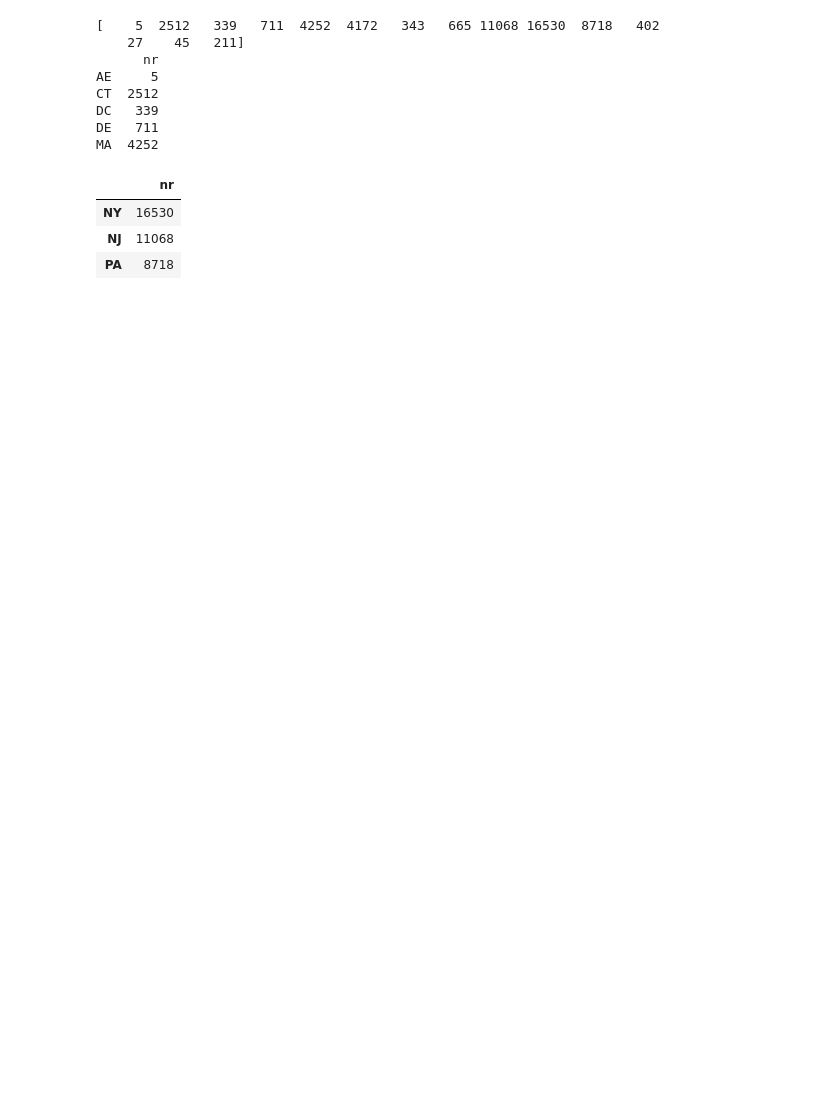
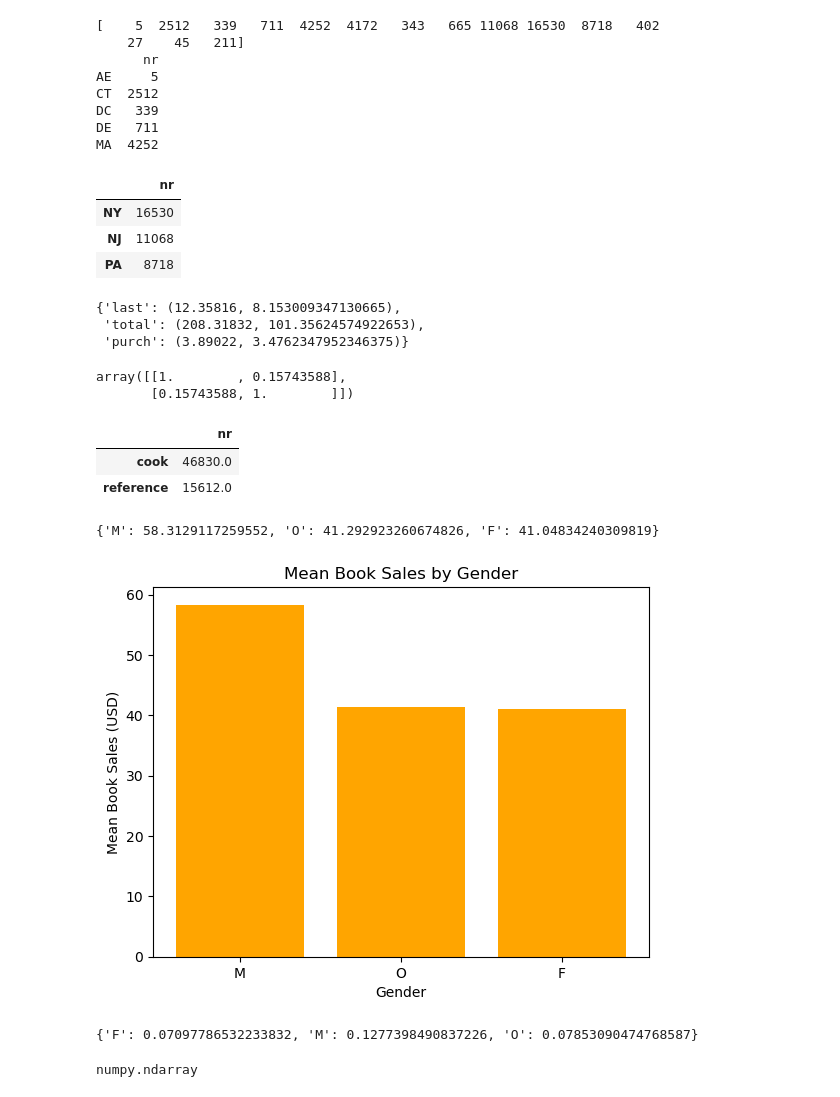
Before and after one commit to rsm-wcovey/testdir, a Jupyter notebook: mini_case_3.ipynb, the cells around one changed output. Cells and saved outputs as stored; diff of their text form; code cells hidden in the pictures; blank space fills up the shorter version.

```diff
--- a/mini_case_3.ipynb
+++ b/mini_case_3.ipynb
@@ -137,10 +142,17 @@ MA  4252
 # contains `last`, `total`, and `purch` as its columns.
 
 # use numpy's mean and std functions or methods
-A =
-means =
-stds =
-bbb_ms =
+A = np.array([bbb_dct["last"], bbb_dct["total"], bbb_dct["purch"]]).transpose()
+
+#print(A[:10,0])
+#print(bbb_dct["last"][:10])
+means = np.mean(A, axis=0)
+stds = np.std(A, axis=0)
+#print(means, stds)
+cols = ["last", "total", "purch"]
+bbb_ms = {cols[i]: (means[i], stds[i]) for i in range(3)}
+
+
 
 type(bbb_ms)  # should return dict
 len(bbb_ms)   # should return 3
@@ -148,6 +160,10 @@ type(bbb_ms["last"])  # should return tuple
 len(bbb_ms["last"])  # should return 2
 
 bbb_ms
+# %% [output]
+{'last': (12.35816, 8.153009347130665),
+ 'total': (208.31832, 101.35624574922653),
+ 'purch': (3.89022, 3.4762347952346375)}
 # %%
 # Question 3.06: What is the (pearson) correlation between customers' total
 # spending on books (i.e., the `book` variable) and total spending on non-book
@@ -156,11 +172,14 @@ bbb_ms
 # `numpy.ndarray`.
 
 # use numpy to calculate the correlation matrix for 'book' and 'nonbook'
-bbb_corr =
+bbb_corr = np.corrcoef(bbb_dct["book"], bbb_dct["nonbook"], )
 
 type(bbb_corr)  # should be of type numpy.ndarray
 bbb_corr.shape  # should return (2, 2)
 bbb_corr
+# %% [output]
+array([[1.        , 0.15743588],
+       [0.15743588, 1.        ]])
 # %%
 # Question 3.07: BBB sells books in 7 main categories. In which category does
 # BBB sell the most (least) books? Create a numpy array `bbb_books` with the
@@ -174,43 +193,58 @@ bbb_corr
 categories = ["child", "youth", "cook", "do_it", "reference", "art", "geog"]
 
 # use numpy to create a one-dimensional array with 7 integer values
-bbb_books =
+bbb_books = np.array([np.sum(bbb_dct[i]) for i in categories])
 
 # convert bbb_books to a pandas dataframe
-bbb_books =
+bbb_books = pd.DataFrame(bbb_books, index = categories, columns=["nr"])
 
 # use pandas for sorting and indexing
-bbb_minmax =
+bbb_minmax = bbb_books.sort_values("nr", ascending = False).iloc[[0, -1]]
 
 type(bbb_books)   # should return pandas.DataFrame
 bbb_books.shape   # should return (7, 1)
 
 bbb_minmax
+# %% [output]
+|  | nr |
+| cook | 46830.0 |
+| reference | 15612.0 |
 # %%
 # Question 3.08: What is the mean for the "book" variable (i.e., $ spent on
 # books) for each gender? Create a dictionary (`bbb_mean_books`) that uses the
 # genders as the keys and the average of the `book` variable for a gender as
 # the value. Optional: Use the `seaborn` library to show the means as a
 # barplot.
 
 # define 'mean_gender' function and use numpy for calculations
+def mean_gender(gname):
+    gfilt = bbb_dct["gender"] == gname
+    return np.mean(bbb_dct["book"][gfilt])
 
 
-bbb_mean_books =
+bbb_mean_books = {g: mean_gender(g) for g in np.unique(bbb_dct["gender"])}
+bbb_mean_books = dict(sorted(bbb_mean_books.items(), key=lambda item: item[1], reverse = True))
 
 type(bbb_mean_books)  # should return dict
 len(bbb_mean_books)   # should return 3
 
-bbb_mean_books
+print(bbb_mean_books)
 
 # optional: Plot the means in a barplot
 import seaborn as sns
 import matplotlib.pyplot as plt
+x = bbb_mean_books.keys()
+y = bbb_mean_books.values()
 
-# insert code for plot
-
+plt.bar(x, y, color = "orange")
+plt.xlabel("Gender")
+plt.ylabel("Mean Book Sales (USD)")
+plt.title("Mean Book Sales by Gender")
 # show plot
 plt.show()
+# %% [output]
+{'M': 58.3129117259552, 'O': 41.292923260674826, 'F': 41.04834240309819}
+[figure, added]
 # %%
 # Question 3.09: What proportion of male/female/other customers bought _The Art
 # History of Florence_? Return a dictionary `bbb_ahf_buy` with the required
@@ -219,15 +253,19 @@ plt.show()
 # gender identity of a customer**.
 
 # define 'prop_gender' function and use numpy for calculations
+genders = np.unique(bbb_dct["gender"], return_counts=True)
+gdct = dict(zip(genders[0],genders[1]))
+def prop_gender(gname):
+    return np.sum((bbb_dct["buyer"] == 'yes') & (bbb_dct["gender"] == gname)) / gdct[gname]
 
-
-
-bbb_ahf_buy =
+bbb_ahf_buy = {g: prop_gender(g) for g in gdct.keys()}
 
 type(bbb_ahf_buy)  # should return dict
 len(bbb_ahf_buy)   # should return 3
 
 bbb_ahf_buy
+# %% [output]
+{'F': 0.07097786532233832, 'M': 0.1277398490837226, 'O': 0.07853090474768587}
 # %%
 # Question 3.10: Determine the minimum and maximum number of months between a
 # customers' first and last (i.e., most recent) purchase. Create a new entry in
@@ -238,15 +276,22 @@ bbb_ahf_buy
 # and that the keys for the new dictionary are `min`, `max`, and `mean`.
 
 # adding to the bbb_dct dictionary
-bbb_dct["mdiff"] =
+bbb_dct["mdiff"] = bbb_dct["first"] - bbb_dct["last"]
 
 # option 1: use numpy's min, max, and mean methods
-bbb_mdiff =
+bbb_mdiff = {
+    "min": np.min(bbb_dct["mdiff"]),
+    "max": np.max(bbb_dct["mdiff"]),
+    "mean": np.mean(bbb_dct["mdiff"])
+}
 
 type(bbb_mdiff)  # should return dictionary
 len(bbb_mdiff)  # should return 3
 
 bbb_mdiff
+type(bbb_dct["mdiff"])
+# %% [output]
+numpy.ndarray
 # %%
 # Question 3.11: What proportion of repeat customers (i.e., those with two or
 # more total purchases) bought _The Art History of Florence_? Return a `float`.
```
Also changed, not shown: parts of 3 cells of this notebook, 1 other file.
